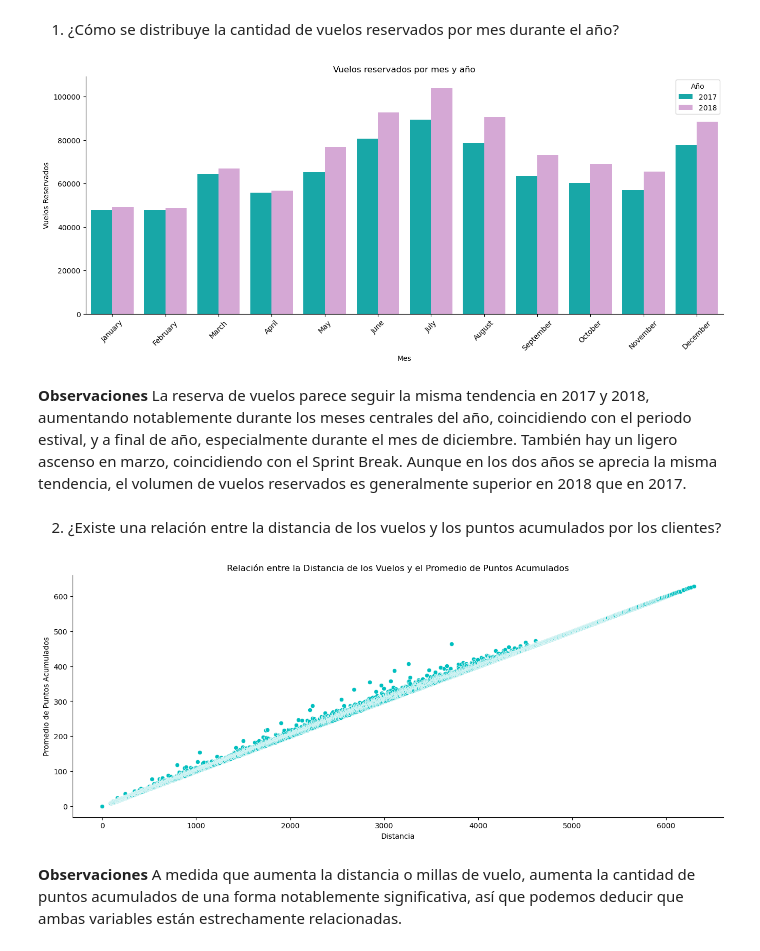
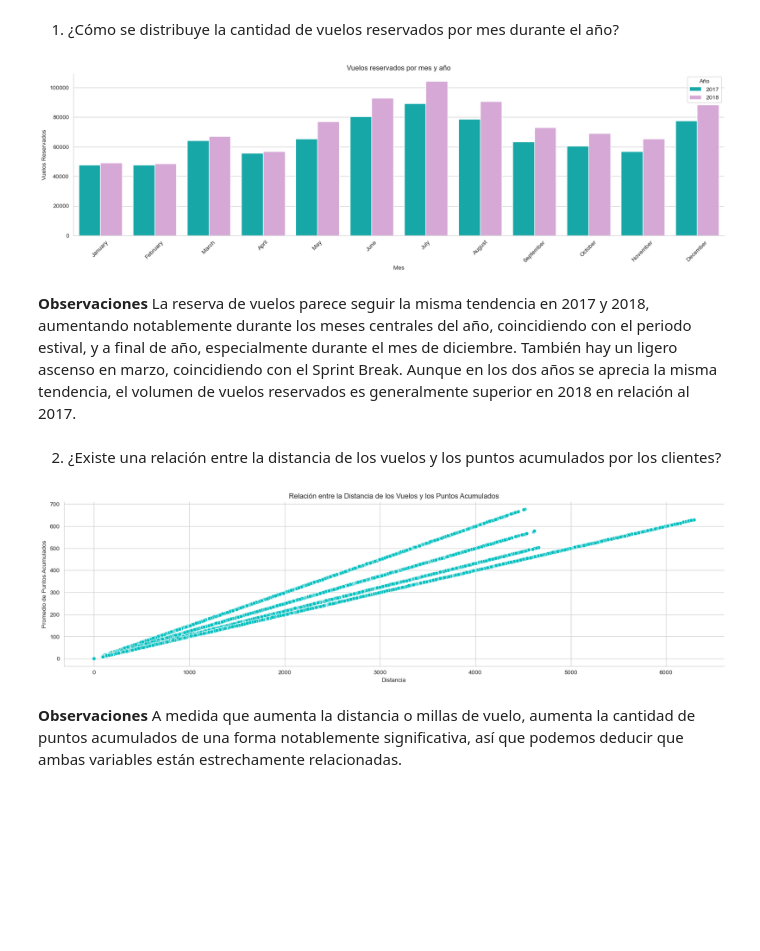
Before and after one commit to Adalab/bda-modulo-3-evaluacion-final-TaniaGraff, a Jupyter notebook: fase2_visualizacion.ipynb, the cells around one changed output. Cells and saved outputs as stored; diff of their text form; code cells hidden in the pictures; blank space fills up the shorter version.

Commit message:
Cambios en la visualización de los gráficos. Mejoras en la redacción de las observaciones.

```diff
--- a/fase2_visualizacion.ipynb
+++ b/fase2_visualizacion.ipynb
@@ -30,43 +30,44 @@ df.head()
 # %% [markdown]
 1. ¿Cómo se distribuye la cantidad de vuelos reservados por mes durante el año?
 # %%
+#Uso la función 'sns.set_style("whitegrid")' para cambiar el estilo del fondo de las gráficas con líneas de cuadrícula horizontales y verticales.
+sns.set_style("whitegrid")
+
 #Como son dos columnas numéricas y una categórica uso un gráfico de barras o barplot.
 #Agrupo los vuelos reservados por mes y año.
 mes_anno = df.groupby(['Month', 'Year'])['Flights_Booked'].sum().reset_index()
 
 #Defino el orden de los meses y los colores.
 orden = ['January', 'February', 'March', 'April', 'May', 'June',
          'July', 'August', 'September', 'October', 'November', 'December']
 colores = ['c', 'plum']
 
-plt.figure(figsize=(16, 6))
+plt.figure(figsize=(20, 5))
 sns.barplot(x='Month', y='Flights_Booked', hue='Year', data=mes_anno, palette=colores, order=orden)
 plt.xlabel('Mes')
 plt.ylabel('Vuelos Reservados')
 plt.title('Vuelos reservados por mes y año')
 plt.xticks(rotation=45)
 plt.legend(title='Año')
 plt.gca().spines['right'].set_visible(False)
 plt.gca().spines['top'].set_visible(False);
 # %% [output]
-[figure, old version]
+[figure, new version]
 # %% [markdown]
-**Observaciones** La reserva de vuelos parece seguir la misma tendencia en 2017 y 2018, aumentando notablemente durante los meses centrales del año, coincidiendo con el periodo estival, y a final de año, especialmente durante el mes de diciembre. También hay un ligero ascenso en marzo, coincidiendo con el Sprint Break. Aunque en los dos años se aprecia la misma tendencia, el volumen de vuelos reservados es generalmente superior en 2018 que en 2017.
+**Observaciones** La reserva de vuelos parece seguir la misma tendencia en 2017 y 2018, aumentando notablemente durante los meses centrales del año, coincidiendo con el periodo estival, y a final de año, especialmente durante el mes de diciembre. También hay un ligero ascenso en marzo, coincidiendo con el Sprint Break. Aunque en los dos años se aprecia la misma tendencia, el volumen de vuelos reservados es generalmente superior en 2018 en relación al 2017.
 # %% [markdown]
 2. ¿Existe una relación entre la distancia de los vuelos y los puntos acumulados por los clientes?
 # %%
 #Como quiero ver si existe una relación entre dos variables numéricas uso un scaterplot.
-distancia = df.groupby('Distance')['Points_Accumulated'].mean().reset_index()
-
-plt.figure(figsize=(16, 6))
-sns.scatterplot(x='Distance', y='Points_Accumulated', data=distancia, color='c')
+plt.figure(figsize=(20, 5))
+sns.scatterplot(x='Distance', y='Points_Accumulated', data=df, color='c')
 plt.xlabel('Distancia')
 plt.ylabel('Promedio de Puntos Acumulados')
-plt.title('Relación entre la Distancia de los Vuelos y el Promedio de Puntos Acumulados')
+plt.title('Relación entre la Distancia de los Vuelos y los Puntos Acumulados')
 plt.gca().spines['right'].set_visible(False)
 plt.gca().spines['top'].set_visible(False)
 # %% [output]
-[figure, old version]
+[figure, new version]
 # %% [markdown]
 **Observaciones** A medida que aumenta la distancia o millas de vuelo, aumenta la cantidad de puntos acumulados de una forma notablemente significativa, así que podemos deducir que ambas variables están estrechamente relacionadas.
 # %% [markdown]
```
Also changed, not shown: parts of 6 cells of this notebook.
